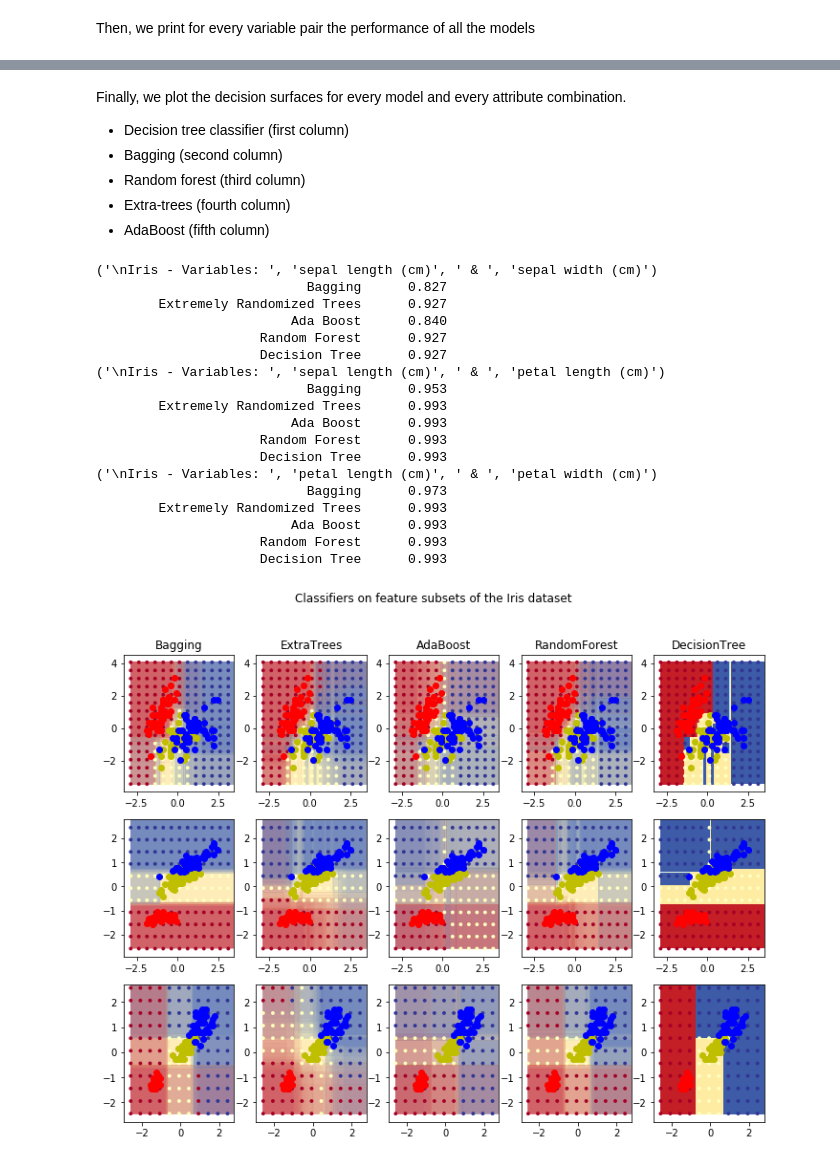
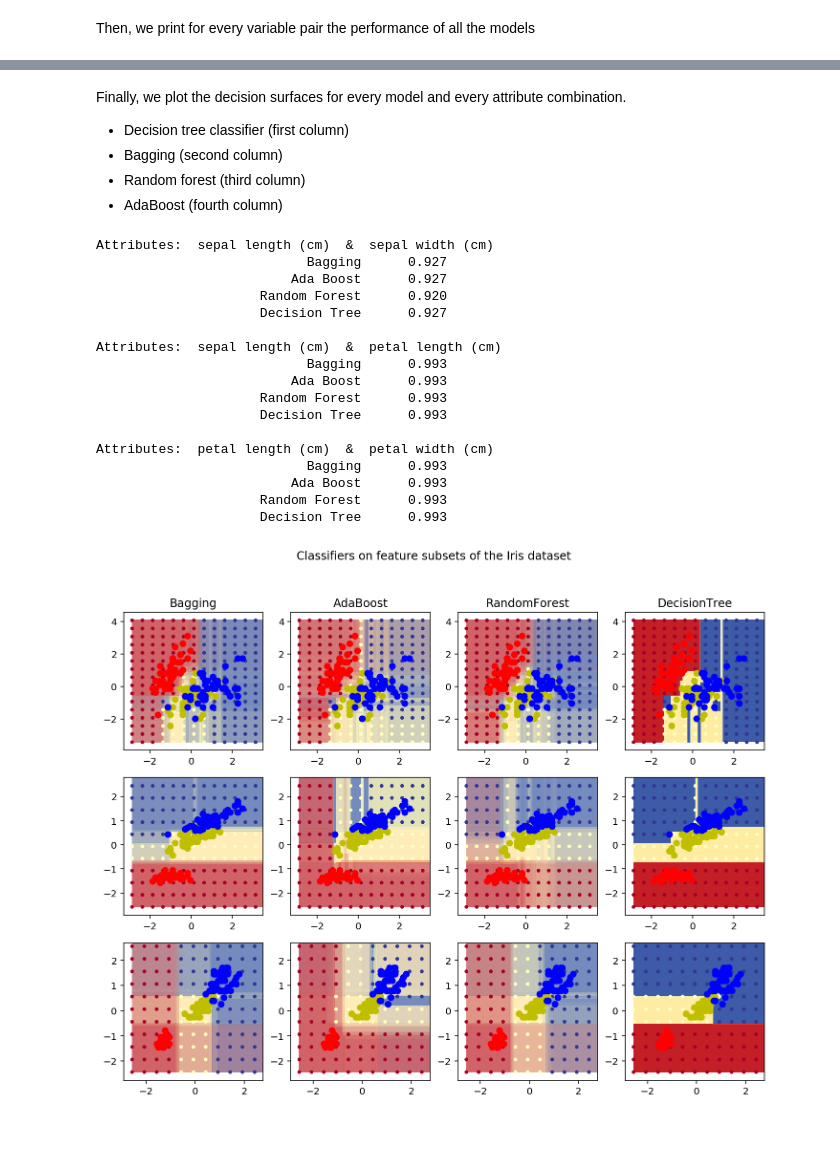
Before and after one commit to riccamastellone/data-science, a Jupyter notebook: Classification/Ensemble/Iris Dataset.ipynb, the cells around one changed output, grey strips where cells are left out. Saved outputs shown, nothing was run; the diff lists cells and outputs as text; code cells hidden in the pictures; blank space fills up the shorter version.

```diff
--- a/Classification/Ensemble/Iris Dataset.ipynb
+++ b/Classification/Ensemble/Iris Dataset.ipynb
@@ -39,10 +45,8 @@ Set the models to be compared
 # %%
-models = {'Decision Tree':DecisionTreeClassifier(max_depth=None),
-          'Bagging':BaggingClassifier(DecisionTreeClassifier(max_depth=3),n_estimators=n_estimators),
+models = {'Decision Tree':DecisionTreeClassifier(),
+          'Bagging':BaggingClassifier(DecisionTreeClassifier(),n_estimators=n_estimators),
           'Random Forest':RandomForestClassifier(n_estimators=n_estimators),
-          'Extremely Randomized Trees':ExtraTreesClassifier(n_estimators=n_estimators),
-          'Ada Boost':AdaBoostClassifier(DecisionTreeClassifier(max_depth=3),
-                             n_estimators=n_estimators)}
+          'Ada Boost':AdaBoostClassifier(DecisionTreeClassifier(),n_estimators=n_estimators)}
 # %% [markdown]
 For each model, we apply 10-fold stratified crossvalidation and compute the average accuracy and the corresponding standard deviation
 # %%
@@ -87,8 +93,7 @@ Finally, we plot the decision surfaces for every model and every attribute combi
 - Decision tree classifier (first column)
 - Bagging (second column)
 - Random forest (third column)
-- Extra-trees (fourth column)
-- AdaBoost (fifth column)
+- AdaBoost (fourth column)
 # %%
 n_classes = 3
 plot_colors = "ryb"
@@ -100,7 +105,7 @@ plot_idx = 1
 
 plt.figure(figsize=(12,9))
 for pair in ([0, 1], [0, 2], [2, 3]):
-    print('\nIris - Variables: ',iris.feature_names[pair[0]],' & ',iris.feature_names[pair[1]])
+    print '\nAttributes: ',iris.feature_names[pair[0]],' & ',iris.feature_names[pair[1]]
 
 
     for model_name in models:
@@ -131,15 +136,12 @@ for pair in ([0, 1], [0, 2], [2, 3]):
         # slicing away useless parts of the string
         model_title = str(type(model)).split(".")[-1][:-2][:-len("Classifier")]
         model_details = model_title
-#         if hasattr(model, "estimators_"):
-#             model_details += " with {} estimators".format(len(model.estimators_))
-#         print( model_details + " with features", pair, "has a score of", scores )
 
-        print('\t%26s\t%.3f'%(model_name,scores))
+        print '\t%26s\t%.3f'%(model_name,scores)
 
 
 
-        plt.subplot(3, 5, plot_idx)
+        plt.subplot(3, 4, plot_idx)
         if plot_idx <= len(models):
             # Add a title at the top of each column
             plt.title(model_title)
@@ -162,6 +164,7 @@ for pair in ([0, 1], [0, 2], [2, 3]):
             # that are in use (noting that AdaBoost can use fewer estimators
             # than its maximum if it achieves a good enough fit early on)
             estimator_alpha = 1.0 / len(model.estimators_)
+
             for tree in model.estimators_:
                 Z = tree.predict(np.c_[xx.ravel(), yy.ravel()])
                 Z = Z.reshape(xx.shape)
@@ -169,42 +172,41 @@ for pair in ([0, 1], [0, 2], [2, 3]):
 
         # Build a coarser grid to plot a set of ensemble classifications
         # to show how these are different to what we see in the decision
         # surfaces. These points are regularly space and do not have a black outline
         xx_coarser, yy_coarser = np.meshgrid(np.arange(x_min, x_max, plot_step_coarser),
                                              np.arange(y_min, y_max, plot_step_coarser))
         Z_points_coarser = model.predict(np.c_[xx_coarser.ravel(), yy_coarser.ravel()]).reshape(xx_coarser.shape)
         cs_points = plt.scatter(xx_coarser, yy_coarser, s=15, c=Z_points_coarser, cmap=cmap, edgecolors="none")
 
         # Plot the training points, these are clustered together and have a
         # black outline
         for i, c in zip(xrange(n_classes), plot_colors):
             idx = np.where(y == i)
             plt.scatter(X[idx, 0], X[idx, 1], c=c, label=iris.target_names[i],
                         cmap=cmap)
 
         plot_idx += 1  # move on to the next plot in sequence
 
 plt.suptitle("Classifiers on feature subsets of the Iris dataset")
 plt.axis("tight")
 
 plt.show()
 # %% [output]
-('\nIris - Variables: ', 'sepal length (cm)', ' & ', 'sepal width (cm)')
-                           Bagging      0.827
-        Extremely Randomized Trees      0.927
-                         Ada Boost      0.840
-                     Random Forest      0.927
+Attributes:  sepal length (cm)  &  sepal width (cm)
+                           Bagging      0.927
+                         Ada Boost      0.927
+                     Random Forest      0.920
                      Decision Tree      0.927
-('\nIris - Variables: ', 'sepal length (cm)', ' & ', 'petal length (cm)')
-                           Bagging      0.953
-        Extremely Randomized Trees      0.993
+
+Attributes:  sepal length (cm)  &  petal length (cm)
+                           Bagging      0.993
                          Ada Boost      0.993
                      Random Forest      0.993
                      Decision Tree      0.993
-('\nIris - Variables: ', 'petal length (cm)', ' & ', 'petal width (cm)')
-                           Bagging      0.973
-        Extremely Randomized Trees      0.993
+
+Attributes:  petal length (cm)  &  petal width (cm)
+                           Bagging      0.993
                          Ada Boost      0.993
                      Random Forest      0.993
                      Decision Tree      0.993
-[figure, old version]
+[figure, new version]
```
Also changed, not shown: parts of 7 cells of this notebook, 1 other file.
